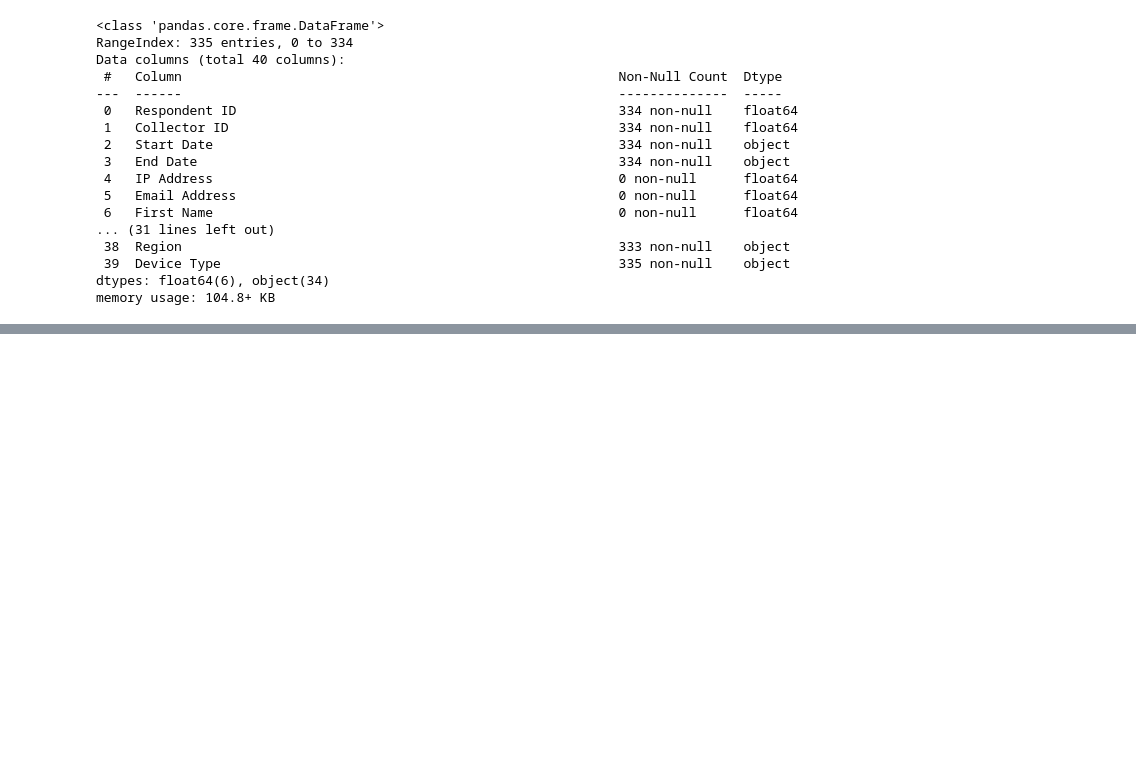
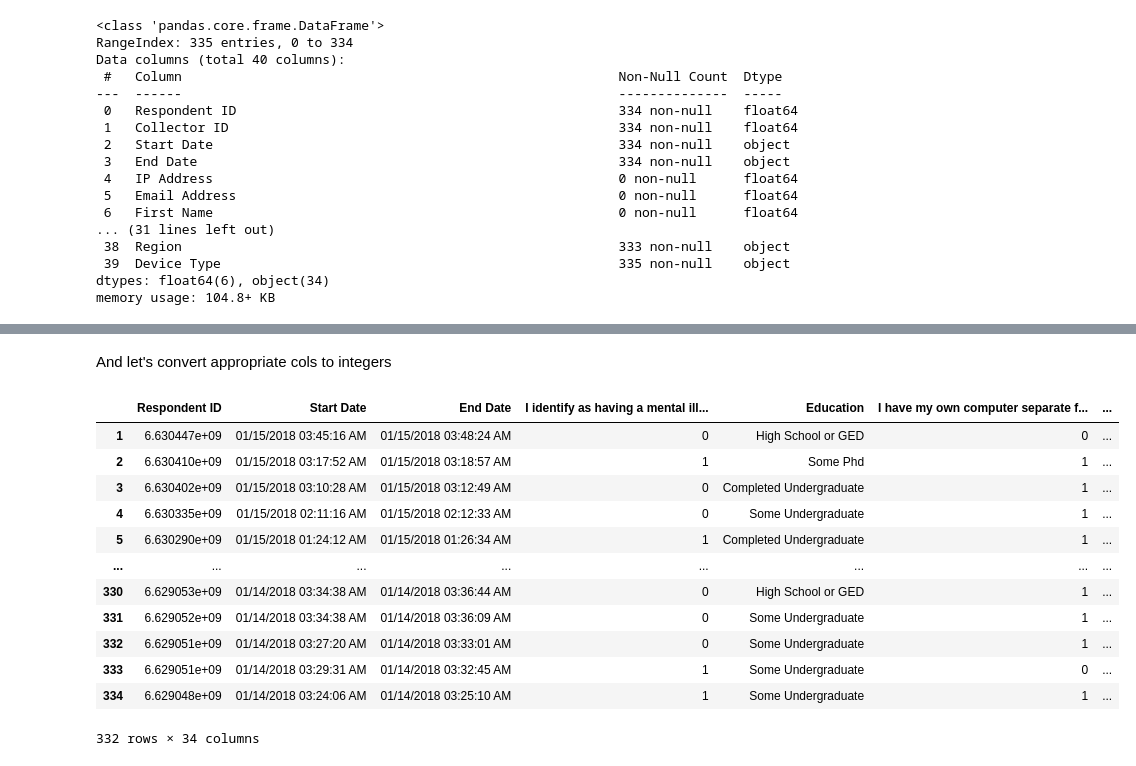
Before and after one commit to camerongridley/UnemploymentMentalHealth, a Jupyter notebook: eda_and_modeling.ipynb, the cells around one changed output, grey strips where cells are left out. Saved outputs shown, nothing was run; the diff lists cells and outputs as text; code cells hidden in the pictures; blank space fills up the shorter version.

```diff
--- a/eda_and_modeling.ipynb
+++ b/eda_and_modeling.ipynb
@@ -120,5 +144,0 @@ data.head()
-# %%
-from sklearn.preprocessing import LabelEncoder
-
-le = LabelEncoder()
-data['Anxiety'] = le.fit_transform(data_clean['Anxiety'])
@@ -128,0 +147,18 @@ data_clean['Anxiety']
+# %%
+from sklearn.preprocessing import LabelBinarizer
+binary_cols = ['I identify as having a mental illness',
+               'I have my own computer separate from a smart phone',
+               'I have been hospitalized before for my mental illness',
+               'I am currently employed at least part-time',
+               'I am legally disabled',
+               'I have my regular access to the internet',
+               'I live with my parents',
+               'I have a gap in my resume',
+               'I am unemployed',
+               'I read outside of work and school',
+               'I receive food stamps',
+               'I am on section 8 housing'
+              ]
+le = LabelBinarizer()
+for col in binary_cols:
+    data[col] = le.fit_transform(data[col])
@@ -128,0 +208,3 @@ data_clean['Anxiety']
+# %%
+data.drop(index=266, axis=0)
+data['How many days were you hospitalized for your mental illness'].fillna(0, inplace=True)
@@ -128,0 +234,24 @@ data_clean['Anxiety']
+# %% [markdown]
+And let's convert appropriate cols to integers
+# %%
+# This won't work for some reason... pretty sure but with pandas
+data.astype({'How many days were you hospitalized for your mental illness':'int32',
+             'Total gaps in resume in months': 'int64',
+             'Annual income (including any social welfare programs) in USD': 'int32',
+             'Annual income from social welfare programs': 'int32',
+             'How many times were you hospitalized for your mental illness': 'int32'
+            })
+# %% [output]
+|  | Respondent ID | Start Date | End Date | I identify as having a mental ill... | Education | I have my own computer separate f... | ... |
+| 1 | 6.630447e+09 | 01/15/2018 03:45:16 AM | 01/15/2018 03:48:24 AM | 0 | High School or GED | 0 | ... |
+| 2 | 6.630410e+09 | 01/15/2018 03:17:52 AM | 01/15/2018 03:18:57 AM | 1 | Some Phd | 1 | ... |
+| 3 | 6.630402e+09 | 01/15/2018 03:10:28 AM | 01/15/2018 03:12:49 AM | 0 | Completed Undergraduate | 1 | ... |
+| 4 | 6.630335e+09 | 01/15/2018 02:11:16 AM | 01/15/2018 02:12:33 AM | 0 | Some Undergraduate | 1 | ... |
+| 5 | 6.630290e+09 | 01/15/2018 01:24:12 AM | 01/15/2018 01:26:34 AM | 1 | Completed Undergraduate | 1 | ... |
+| ... | ... | ... | ... | ... | ... | ... | ... |
+| 330 | 6.629053e+09 | 01/14/2018 03:34:38 AM | 01/14/2018 03:36:44 AM | 0 | High School or GED | 1 | ... |
+| 331 | 6.629052e+09 | 01/14/2018 03:34:38 AM | 01/14/2018 03:36:09 AM | 0 | Some Undergraduate | 1 | ... |
+| 332 | 6.629051e+09 | 01/14/2018 03:27:20 AM | 01/14/2018 03:33:01 AM | 0 | Some Undergraduate | 1 | ... |
+| 333 | 6.629051e+09 | 01/14/2018 03:29:31 AM | 01/14/2018 03:32:45 AM | 1 | Some Undergraduate | 0 | ... |
+| 334 | 6.629048e+09 | 01/14/2018 03:24:06 AM | 01/14/2018 03:25:10 AM | 1 | Some Undergraduate | 1 | ... |
+332 rows × 34 columns
```
Also changed, not shown: parts of 45 cells of this notebook.
